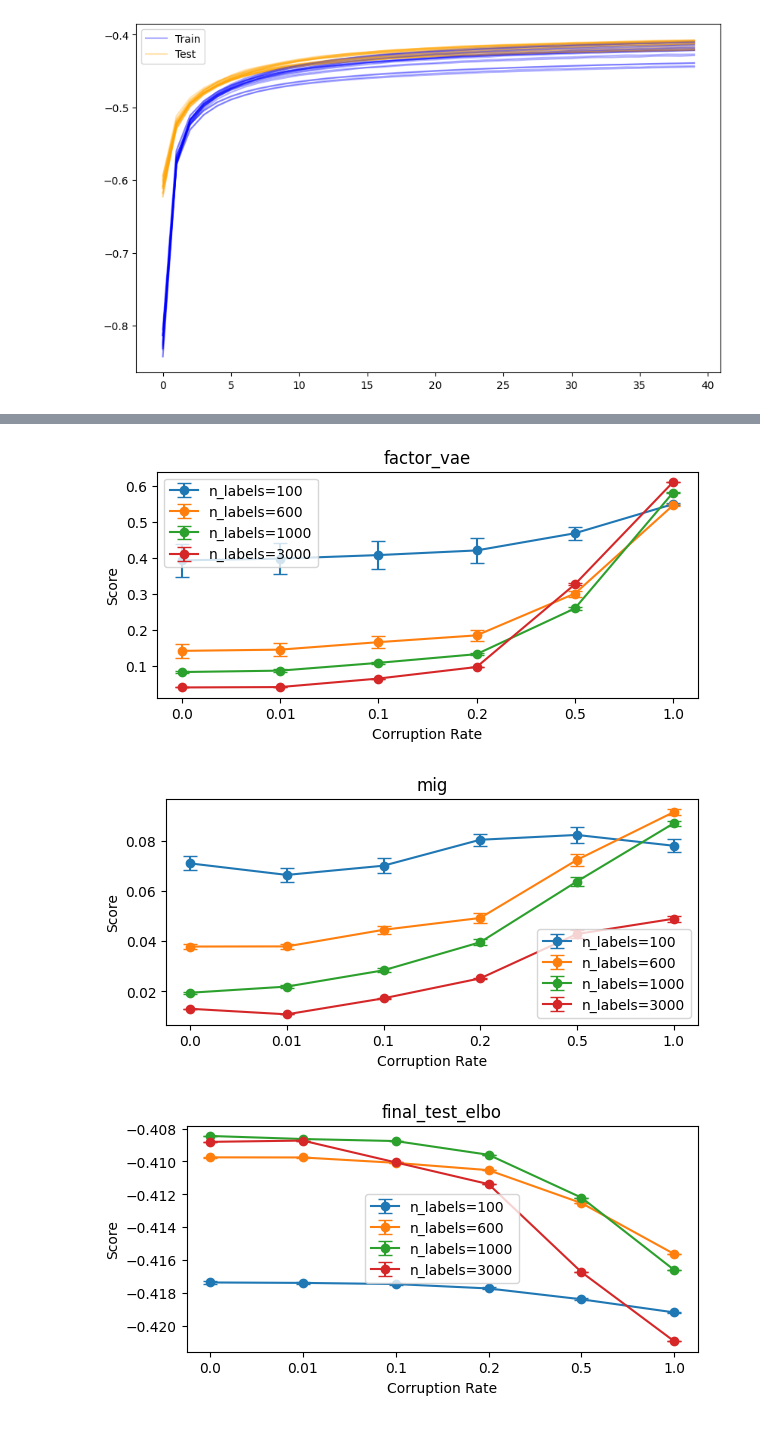
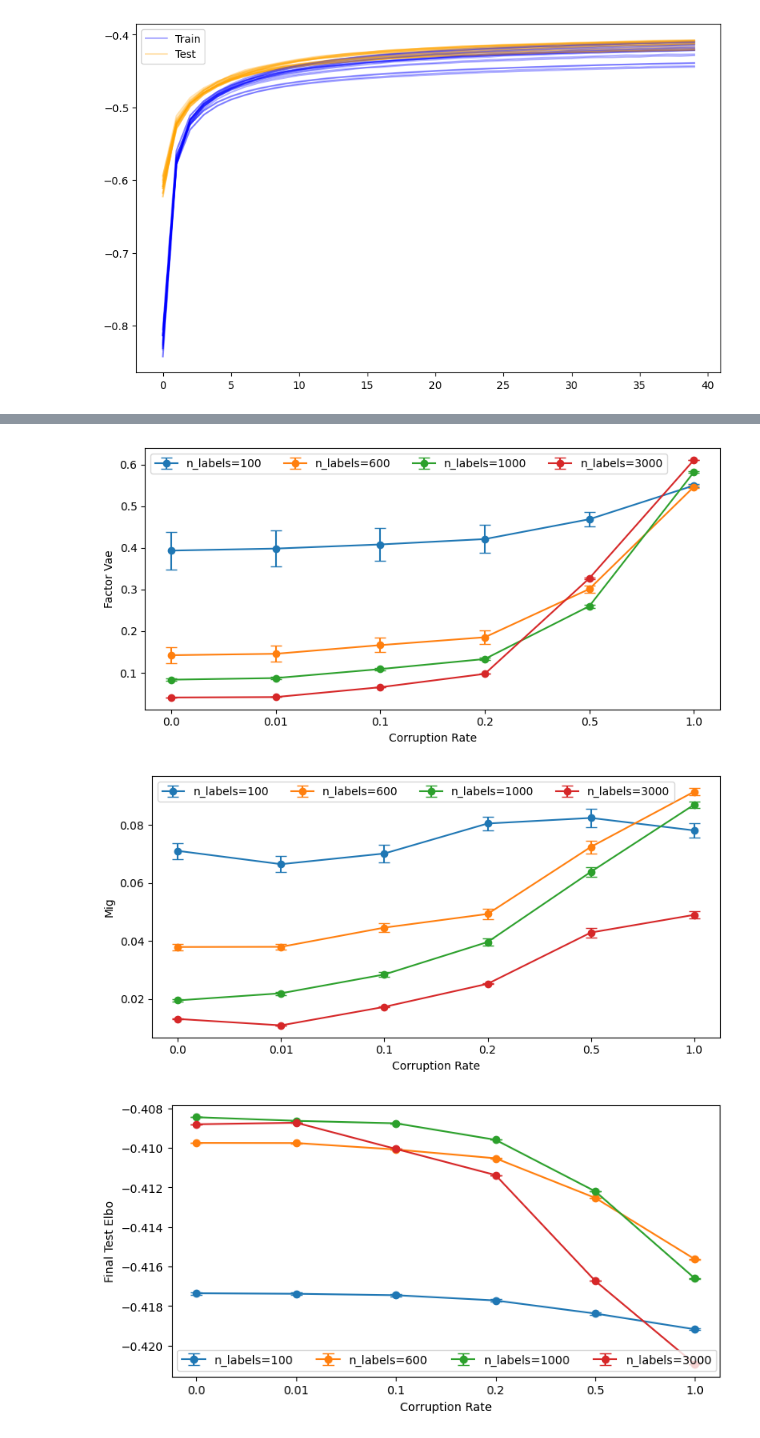
Before and after one commit to davidbhoffmann/ssvae, a Jupyter notebook: results/combined/analysis.ipynb, the cells around one changed output, grey strips where cells are left out. Drawn from its saved outputs; the diff is of its cells as text; code cells hidden in the pictures.

```diff
--- a/results/combined/analysis.ipynb
+++ b/results/combined/analysis.ipynb
@@ -75,7 +75,7 @@ alpha_to_idx = {rate: i for i, rate in enumerate(alphas)}
 # fig, axes = plt.subplots(1, len(metrics), figsize=(6 * len(metrics), 3), constrained_layout=True)
 
 for metric in metrics:
-    fig, ax = plt.subplots(figsize=(6, 3), constrained_layout=True)
+    fig, ax = plt.subplots(figsize=(7, 4), constrained_layout=True)
     for n_label, grp in df_plot.groupby('n_labels'):
         ax.errorbar(
             grp['alpha'].map(alpha_to_idx),
@@ -91,8 +91,9 @@ for metric in metrics:
     # ax.set_xticks(alphas)
     # ax.set_xticklabels(alphas)
     ax.set_xlabel('Alpha')
-    ax.set_ylabel('Score')
-    ax.legend()
+    ax.set_ylabel(metric.split(".")[-1].replace('_', ' ').title())
+    ax.legend(ncol=2)#, loc='upper center', bbox_to_anchor=(0.5, -0.2))
+    plt.tight_layout()
     plt.savefig(f'alpha_metric_{metric.split(".")[-1]}.png', dpi=300)
     plt.show()
 # %% [output]
@@ -181,7 +182,7 @@ rate_to_idx = {rate: i for i, rate in enumerate(corruption_rates)}
 # if len(metrics) == 1: axes = [axes]
 
 for metric in metrics:
-    fig, ax = plt.subplots(figsize=(6, 3), constrained_layout=True)
+    fig, ax = plt.subplots(figsize=(8, 4), constrained_layout=True)
     for n_label, grp in df_plot.groupby('n_labels'):
         ax.errorbar(
             grp['corruption_rate'].map(rate_to_idx), # Use mapped indices here
@@ -195,9 +196,9 @@ for metric in metrics:
     ax.set_xticks(range(len(corruption_rates)))
     ax.set_xticklabels(corruption_rates)
     ax.set_xlabel('Corruption Rate')
-    ax.set_ylabel('Score')
-    ax.set_title(metric.split('.')[-1])
-    ax.legend()
+    ax.set_ylabel(metric.split(".")[-1].replace('_', ' ').title())
+    ax.legend(ncol=4)#, loc='upper center', bbox_to_anchor=(0.5, -0.2))
+    plt.tight_layout()
     plt.savefig(f'corruption_rate_{metric.split(".")[-1]}.png', dpi=300)
-plt.show()
+    plt.show()
 # %% [output]
@@ -205,3 +206,3 @@ plt.show()
-[figure, old version]
+[figure, new version]
-[figure, old version]
+[figure, new version]
-[figure, old version]
+[figure, new version]
```
Also changed, not shown: parts of 3 cells of this notebook, 10 other files.
